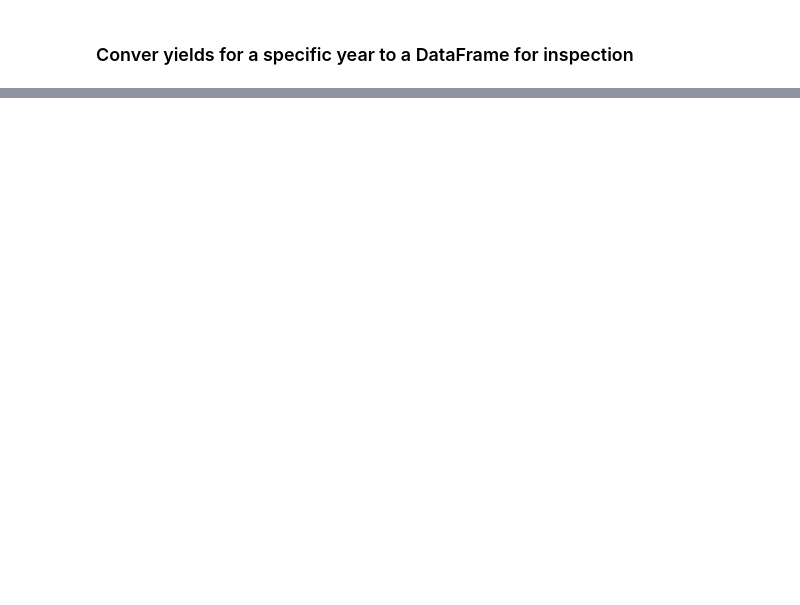
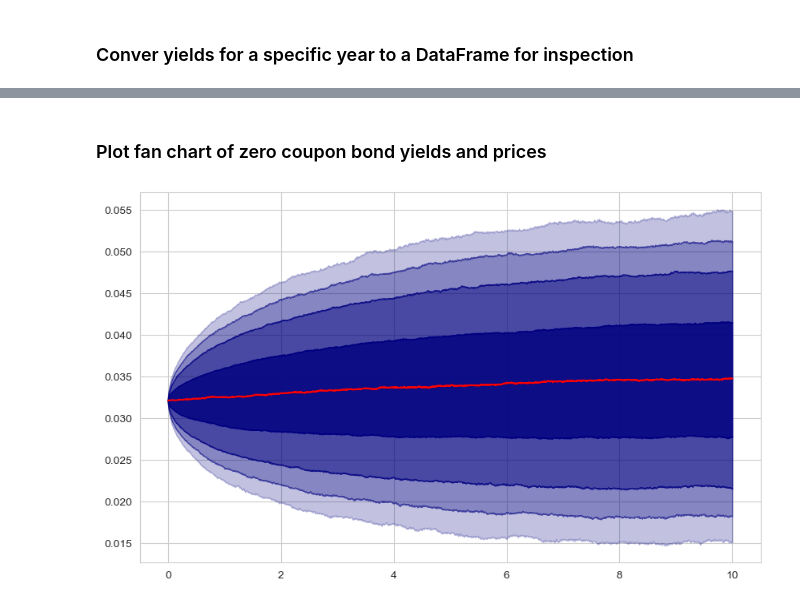
Before and after one commit to tbearlarsen/AEF_thesis_GBI, a Jupyter notebook: Simulation/Bonds/ZCB.ipynb, the cells around one changed output, grey strips where cells are left out. Cells and saved outputs as stored; diff of their text form; code cells hidden in the pictures; blank space fills up the shorter version.

```diff
--- a/Simulation/Bonds/ZCB.ipynb
+++ b/Simulation/Bonds/ZCB.ipynb
@@ -21,6 +21,8 @@ short_rate = os.path.join(root, "Miscellaneous", "Archive", "Data", "short_rate.
 # %% [markdown]
 ## Initialise parameters for simulation
 # %%
-vas = VasicekModel(short_rate,252)
+ppa = 252
+
+vas = VasicekModel(short_rate,ppa)
 initial_rate=vas.rates.iloc[-1]
 kappa, theta, beta = vas.estimate_params()
@@ -27,4 +47,14 @@ kappa, theta, beta = vas.estimate_params()
 # %%
+#Equity parameters
+sigma = 0.15
+mu = 0.06
+
+"""
+mu=0.0043
+sigma=0.016208729
+"""
+
+
 rp = -0.2
 
 # correlation
@@ -32,7 +62,7 @@ rho = 0.6
 
 # simulation definition
 num_sim = 10_000
-dt = 1.0 / 252
+dt = 1.0 / ppa
 horizon = 10
 num_time_steps = int(horizon / dt)
 time_points = np.arange(0, num_time_steps + 1, 1) * dt
@@ -40,7 +70,7 @@ time_points = np.arange(0, num_time_steps + 1, 1) * dt
 ## Define functions for simulation
 # %%
 def simulate_vasicek(initial_short_rate: float, kappa: float, theta: float, beta: float, horizon: float,
-                     dt: float = 1.0 / 12, num_sim: int = 10000, z_mat=None):
+                     dt: float = dt, num_sim: int = 10000, z_mat=None):
     """
     simulates short rate processes in a vasicek setting until a given horizon
 
@@ -205,0 +227,8 @@ print(f"Zero-coupon yields for year {year_to_inspect}:\n", df_year5.head())
+# %%
+#Yields
+zcb_yield_10y_mv = np.zeros((num_sim, num_time_steps + 1))
+zcb_yield_10y_minus_delta_t = np.zeros((num_sim, num_time_steps + 1))
+
+for i, t in enumerate(time_points):
+    zcb_yield_10y_mv[:, i] = calculate_zero_coupon_yield(10.0, short_rates[:, i], kappa, theta, beta, rp)
+    zcb_yield_10y_minus_delta_t[:, i] = calculate_zero_coupon_yield(10.0 - dt, short_rates[:, i], kappa, theta, beta, rp)
@@ -205,0 +254,11 @@ print(f"Zero-coupon yields for year {year_to_inspect}:\n", df_year5.head())
+# %% [markdown]
+### Plot fan chart of zero coupon bond yields and prices
+# %%
+#Yields
+percentiles = np.percentile(zcb_yield_10y_mv, [2.5, 5, 10, 25, 50, 75, 90, 95, 97.5], axis=0)
+
+fig, ax = plt.subplots(figsize=(10, 6))
+fan_chart(time_points, percentiles, ax=ax, color="navy")
+plt.show()
+# %% [output]
+[figure, added]
```
Also changed, not shown: parts of 18 cells of this notebook, 3 other files.
